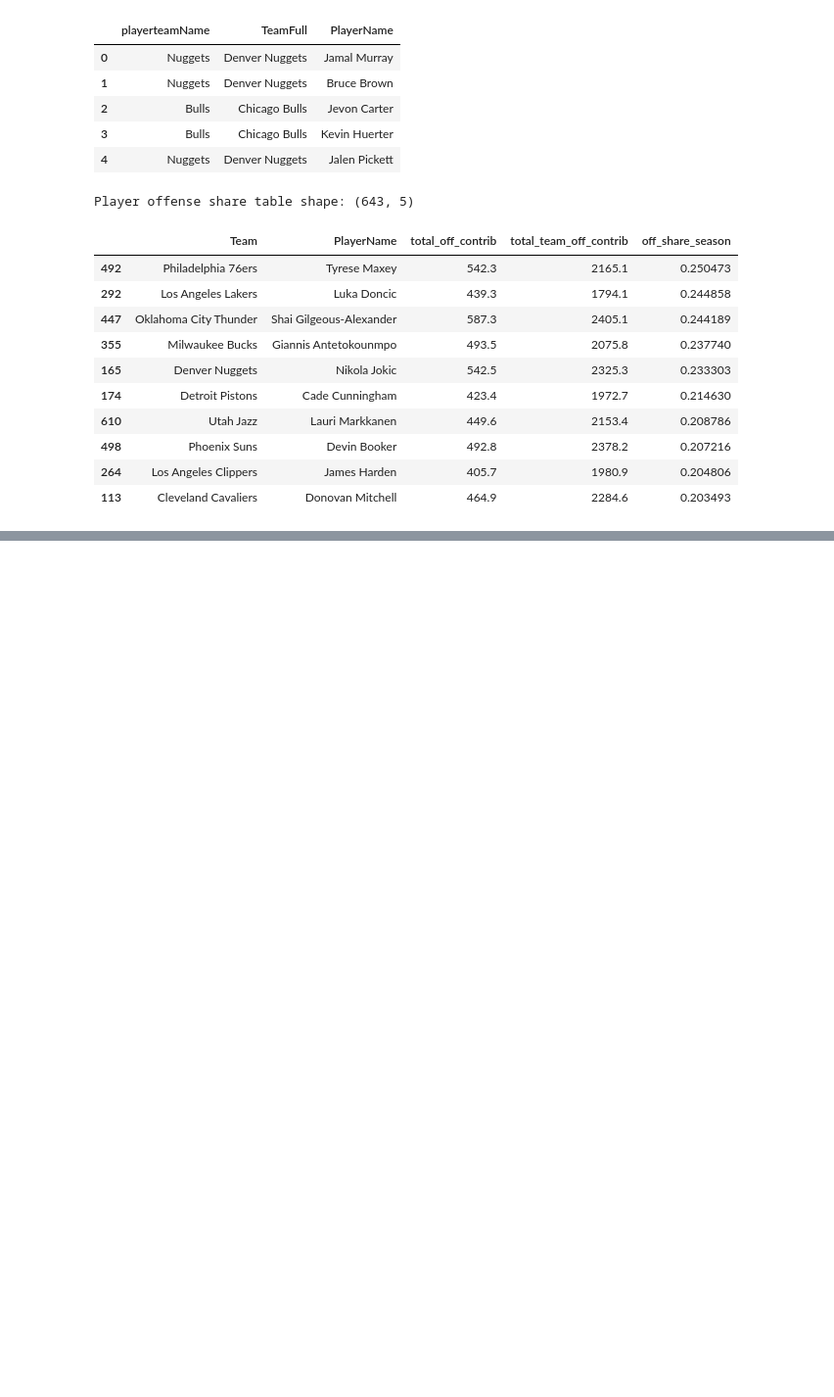
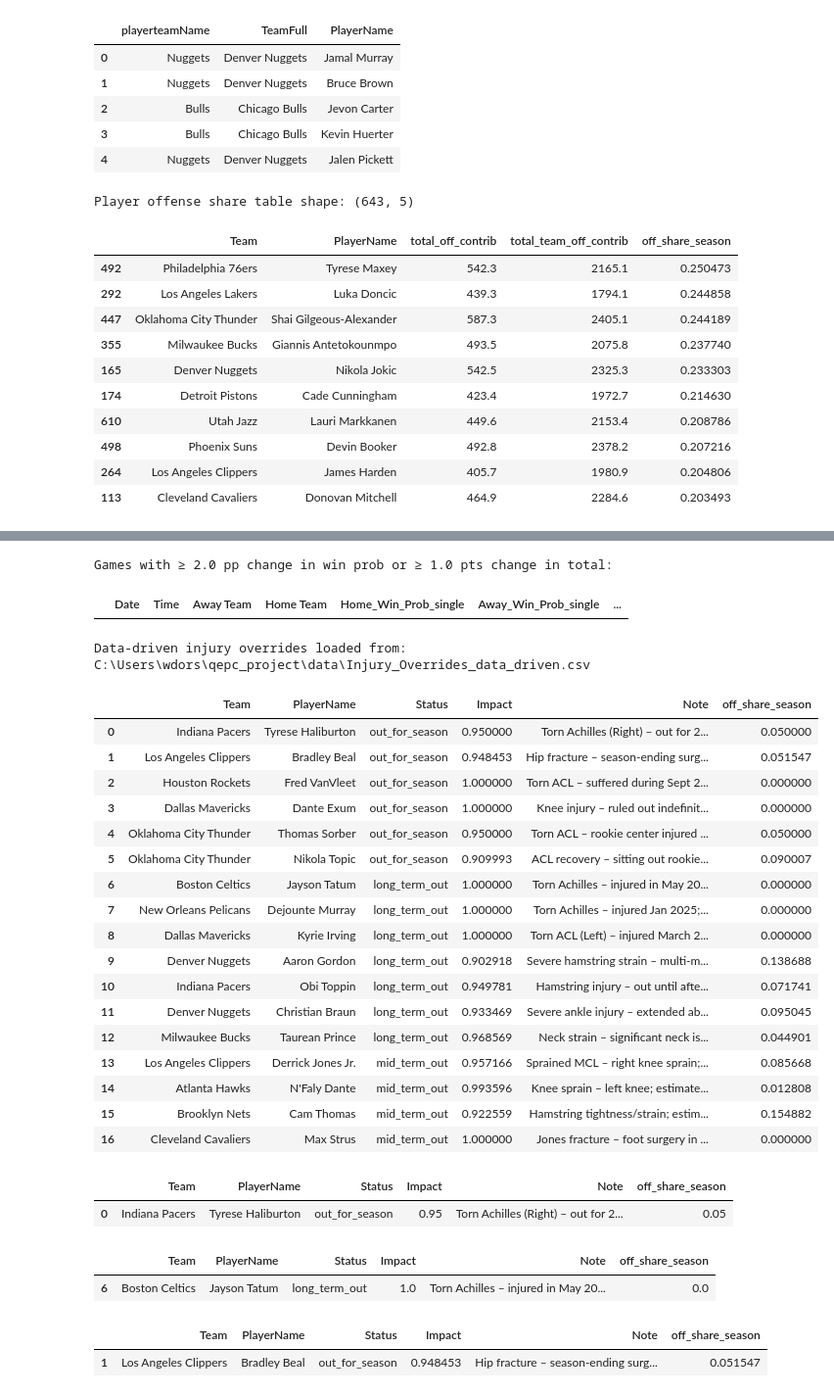
Before and after one commit to wjdorsey/qepc_project, a Jupyter notebook: notebooks/qepc_sandbox.ipynb, the cells around one changed output, grey strips where cells are left out. Shown at 98% size. Saved outputs shown, nothing was run; the diff lists cells and outputs as text; code cells hidden in the pictures; blank space fills up the shorter version.

```diff
--- a/notebooks/qepc_sandbox.ipynb
+++ b/notebooks/qepc_sandbox.ipynb
@@ -721,0 +1095,78 @@ Injuries with data-driven Impact:
+# %%
+# === 7d. Highlight games most affected by multi-script QEPC ===
+
+# Set how big a change you care about
+prob_threshold = 0.02      # 0.02 = 2 percentage points
+total_threshold = 1.0      # 1.0 = 1 point of total
+
+cols = compare_df.columns
+
+# Build a mask safely depending on which delta columns exist
+mask = False
+
+if "Home_Win_Prob_delta" in cols:
+    mask = mask | (compare_df["Home_Win_Prob_delta"].abs() >= prob_threshold)
+
+if "Away_Win_Prob_delta" in cols:
+    mask = mask | (compare_df["Away_Win_Prob_delta"].abs() >= prob_threshold)
+
+if "Expected_Score_Total_delta" in cols:
+    mask = mask | (compare_df["Expected_Score_Total_delta"].abs() >= total_threshold)
+
+# Apply mask
+big_moves = compare_df[mask].copy()
+
+print(f"Games with ≥ {prob_threshold*100:.1f} pp change in win prob or ≥ {total_threshold:.1f} pts change in total:")
+big_moves
+# %% [output]
+Games with ≥ 2.0 pp change in win prob or ≥ 1.0 pts change in total:
+|  | Date | Time | Away Team | Home Team | Home_Win_Prob_single | Away_Win_Prob_single | ... |
+# %%
+# === 11. Injury Impact Inspector ===
+
+import pandas as pd
+
+dd_inj_path = project_root / "data" / "Injury_Overrides_data_driven.csv"
+inj_dd = pd.read_csv(dd_inj_path)
+
+print("Data-driven injury overrides loaded from:", dd_inj_path)
+display(inj_dd)
+
+def show_injury_impact(team: str, player: str):
+    """Quick helper to inspect one injured player's impact row."""
+    row = inj_dd[(inj_dd["Team"] == team) & (inj_dd["PlayerName"] == player)]
+    if row.empty:
+        print(f"No injury override found for {player} on {team}")
+    else:
+        display(row)
+
+# Examples: tweak these to whoever you care about
+show_injury_impact("Indiana Pacers", "Tyrese Haliburton")
+show_injury_impact("Boston Celtics", "Jayson Tatum")
+show_injury_impact("Los Angeles Clippers", "Bradley Beal")
+# %% [output]
+Data-driven injury overrides loaded from: C:\Users\wdors\qepc_project\data\Injury_Overrides_data_driven.csv
+|  | Team | PlayerName | Status | Impact | Note | off_share_season |
+| 0 | Indiana Pacers | Tyrese Haliburton | out_for_season | 0.950000 | Torn Achilles (Right) – out for 2... | 0.050000 |
+| 1 | Los Angeles Clippers | Bradley Beal | out_for_season | 0.948453 | Hip fracture – season-ending surg... | 0.051547 |
+| 2 | Houston Rockets | Fred VanVleet | out_for_season | 1.000000 | Torn ACL – suffered during Sept 2... | 0.000000 |
+| 3 | Dallas Mavericks | Dante Exum | out_for_season | 1.000000 | Knee injury – ruled out indefinit... | 0.000000 |
+| 4 | Oklahoma City Thunder | Thomas Sorber | out_for_season | 0.950000 | Torn ACL – rookie center injured ... | 0.050000 |
+| 5 | Oklahoma City Thunder | Nikola Topic | out_for_season | 0.909993 | ACL recovery – sitting out rookie... | 0.090007 |
+| 6 | Boston Celtics | Jayson Tatum | long_term_out | 1.000000 | Torn Achilles – injured in May 20... | 0.000000 |
+| 7 | New Orleans Pelicans | Dejounte Murray | long_term_out | 1.000000 | Torn Achilles – injured Jan 2025;... | 0.000000 |
+| 8 | Dallas Mavericks | Kyrie Irving | long_term_out | 1.000000 | Torn ACL (Left) – injured March 2... | 0.000000 |
+| 9 | Denver Nuggets | Aaron Gordon | long_term_out | 0.902918 | Severe hamstring strain – multi-m... | 0.138688 |
+| 10 | Indiana Pacers | Obi Toppin | long_term_out | 0.949781 | Hamstring injury – out until afte... | 0.071741 |
+| 11 | Denver Nuggets | Christian Braun | long_term_out | 0.933469 | Severe ankle injury – extended ab... | 0.095045 |
+| 12 | Milwaukee Bucks | Taurean Prince | long_term_out | 0.968569 | Neck strain – significant neck is... | 0.044901 |
+| 13 | Los Angeles Clippers | Derrick Jones Jr. | mid_term_out | 0.957166 | Sprained MCL – right knee sprain;... | 0.085668 |
+| 14 | Atlanta Hawks | N'Faly Dante | mid_term_out | 0.993596 | Knee sprain – left knee; estimate... | 0.012808 |
+| 15 | Brooklyn Nets | Cam Thomas | mid_term_out | 0.922559 | Hamstring tightness/strain; estim... | 0.154882 |
+| 16 | Cleveland Cavaliers | Max Strus | mid_term_out | 1.000000 | Jones fracture – foot surgery in ... | 0.000000 |
+|  | Team | PlayerName | Status | Impact | Note | off_share_season |
+| 0 | Indiana Pacers | Tyrese Haliburton | out_for_season | 0.95 | Torn Achilles (Right) – out for 2... | 0.05 |
+|  | Team | PlayerName | Status | Impact | Note | off_share_season |
+| 6 | Boston Celtics | Jayson Tatum | long_term_out | 1.0 | Torn Achilles – injured in May 20... | 0.0 |
+|  | Team | PlayerName | Status | Impact | Note | off_share_season |
+| 1 | Los Angeles Clippers | Bradley Beal | out_for_season | 0.948453 | Hip fracture – season-ending surg... | 0.051547 |
```
Also changed, not shown: parts of 15 cells of this notebook, 4 other files.
